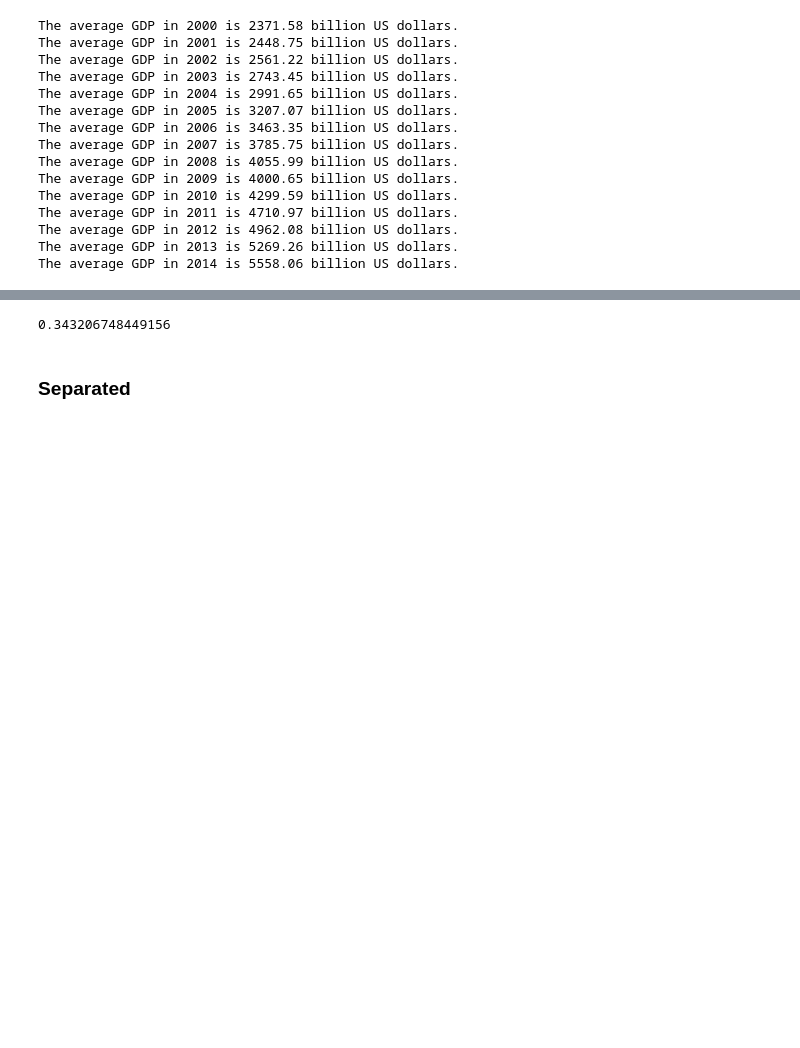
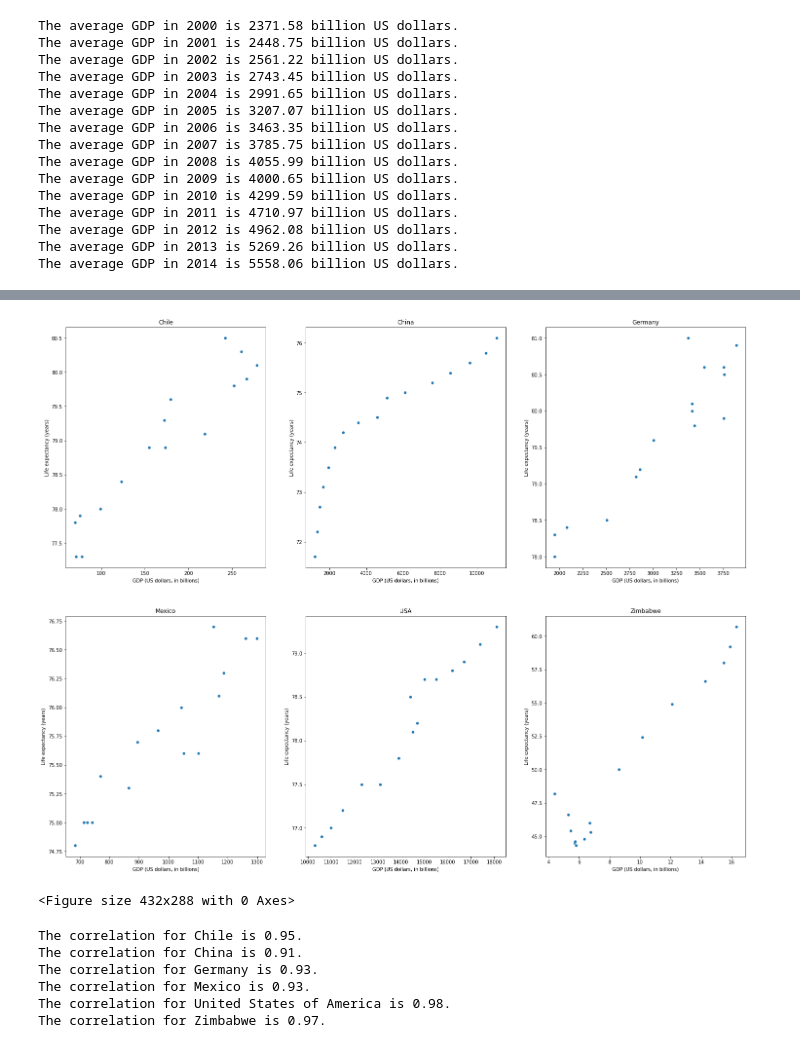
Before and after one commit to dariusbtzc/gdp-life-expectancy, a Jupyter notebook: life_expectancy_gdp.ipynb, the cells around one changed output, grey strips where cells are left out. Cells and saved outputs as stored; diff of their text form; code cells hidden in the pictures; blank space fills up the shorter version.

Commit message:
Updated "GDP vs Life expectancy" section

```diff
--- a/life_expectancy_gdp.ipynb
+++ b/life_expectancy_gdp.ipynb
@@ -379,9 +367,73 @@ plt.clf()
 # %%
 from scipy.stats import pearsonr
+# %%
+# Plotting GDP vs Life expectancy
+
+plt.figure(figsize = (25, 20))
+
+## Chile
+ax1 = plt.subplot(2, 3, 1)
+
+sns.scatterplot(x = y_chile_gdp / pow(10, 9), y = y_chile)
+plt.title("Chile")
+plt.xlabel('GDP (US dollars, in billions)')
+plt.ylabel('Life expectancy (years)')
+
+## China
+ax2 = plt.subplot(2, 3, 2)
+
+sns.scatterplot(x = y_china_gdp / pow(10, 9), y = y_china)
+plt.title("China")
+plt.xlabel('GDP (US dollars, in billions)')
+plt.ylabel('Life expectancy (years)')
+
+## Germany
+ax3 = plt.subplot(2, 3, 3)
+
+sns.scatterplot(x = y_germany_gdp / pow(10, 9), y = y_germany)
+plt.title("Germany")
+plt.xlabel('GDP (US dollars, in billions)')
+plt.ylabel('Life expectancy (years)')
+
+## Mexico
+ax4 = plt.subplot(2, 3, 4)
+
+sns.scatterplot(x = y_mexico_gdp / pow(10, 9), y = y_mexico)
+plt.title("Mexico")
+plt.xlabel('GDP (US dollars, in billions)')
+plt.ylabel('Life expectancy (years)')
+
+## USA
+ax5 = plt.subplot(2, 3, 5)
+
+sns.scatterplot(x = y_usa_gdp / pow(10, 9), y = y_usa)
+plt.title("USA")
+plt.xlabel('GDP (US dollars, in billions)')
+plt.ylabel('Life expectancy (years)')
+
+## Zimbabwe
+ax6 = plt.subplot(2, 3, 6)
+
+sns.scatterplot(x = y_zimbabwe_gdp / pow(10, 9), y = y_zimbabwe)
+plt.title("Zimbabwe")
+plt.xlabel('GDP (US dollars, in billions)')
+plt.ylabel('Life expectancy (years)')
+
+plt.show()
+plt.clf()
+# %% [output]
+[figure, added]
+<Figure size 432x288 with 0 Axes>
 # %%
-correlation, p = pearsonr(data['GDP'], data['Life expectancy at birth (years)'])
-print(correlation)
+# Calculating correlation
+
+for country in countries:
+    correlation, p = pearsonr(data['GDP'][data.Country == country], data['Life expectancy at birth (years)'][data.Country == country])
+    print("The correlation for " + str(country) + " is " + str(round(correlation, 2)) + ".")
 # %% [output]
-0.343206748449156
+The correlation for Chile is 0.95.
+The correlation for China is 0.91.
+The correlation for Germany is 0.93.
+The correlation for Mexico is 0.93.
+The correlation for United States of America is 0.98.
+The correlation for Zimbabwe is 0.97.
-# %% [markdown]
-### Separated
```
Also changed, not shown: parts of 6 cells of this notebook.
